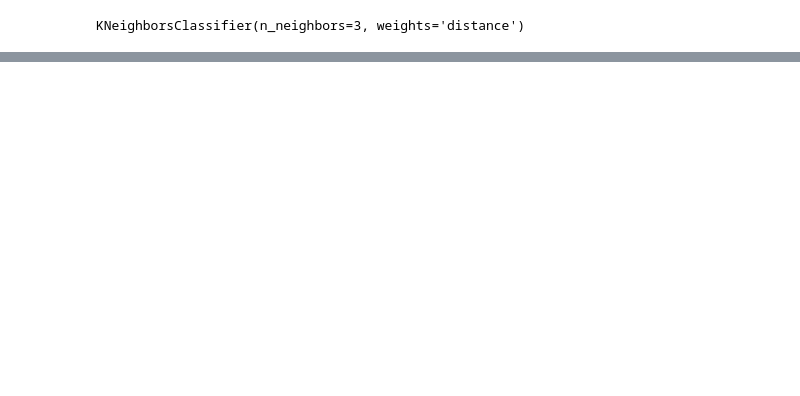
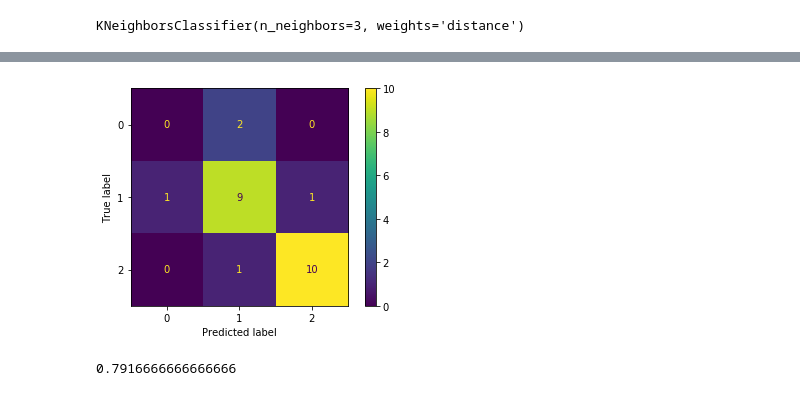
Before and after one commit to AlbertoVelascoMata/course.dsi, a Jupyter notebook: notebooks/Prediction_Testing.ipynb, the cells around one changed output, grey strips where cells are left out. Saved outputs shown, nothing was run; the diff lists cells and outputs as text; code cells hidden in the pictures; blank space fills up the shorter version.

```diff
--- a/notebooks/Prediction_Testing.ipynb
+++ b/notebooks/Prediction_Testing.ipynb
@@ -378,0 +572,2 @@ pred_df
+# %%
+match_features = ['PC1', 'PC2', 'PC3', 'PC4', 'PC5', 'PC6']
@@ -378,0 +580,3 @@ pred_df
+# %%
+test_df['knn'] = clf.predict(test_df[match_features])
+test_df[['result', 'knn']]
@@ -378,0 +601,16 @@ pred_df
+# %%
+from sklearn.metrics import confusion_matrix
+from sklearn.metrics import plot_confusion_matrix
+
+plot_confusion_matrix(
+    clf,
+    test_df[match_features],
+    test_df['result'],
+)#normalize='true')
+plt.show()
+
+confusion_matrix = confusion_matrix(test_df['result'], test_df['knn'], labels=[0, 1, 2])
+np.diag(confusion_matrix).sum() / confusion_matrix.sum()
+# %% [output]
+[figure, added]
+0.7916666666666666
```
Also changed, not shown: parts of 21 cells of this notebook.
